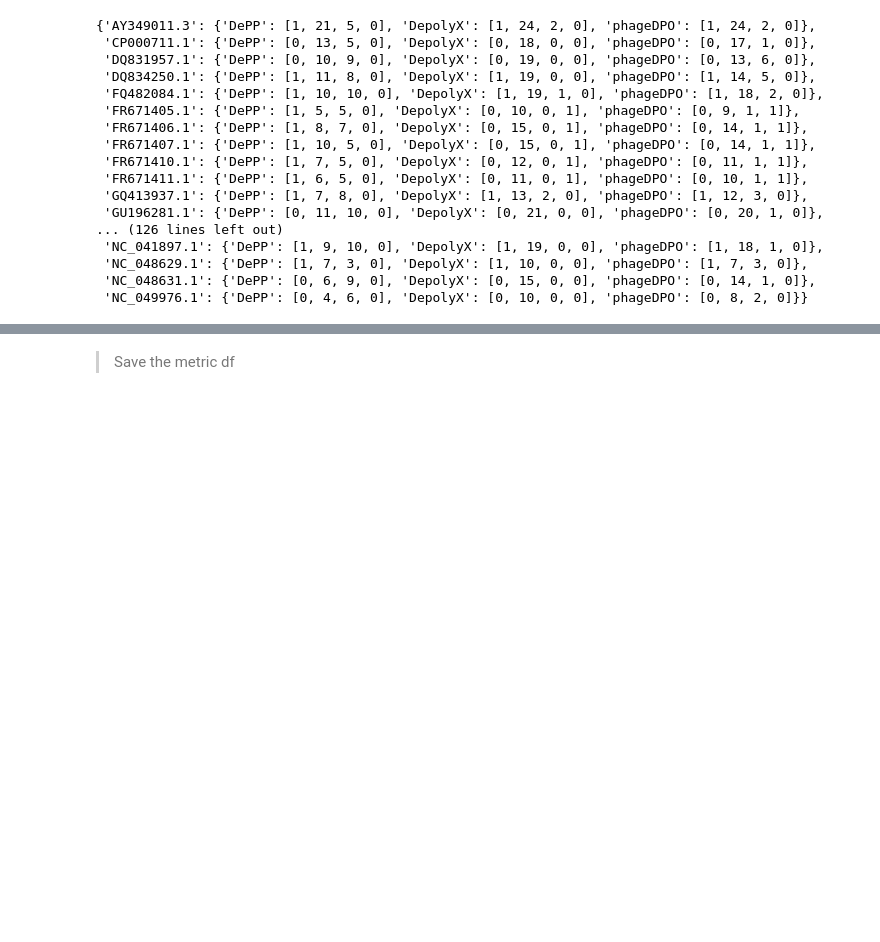
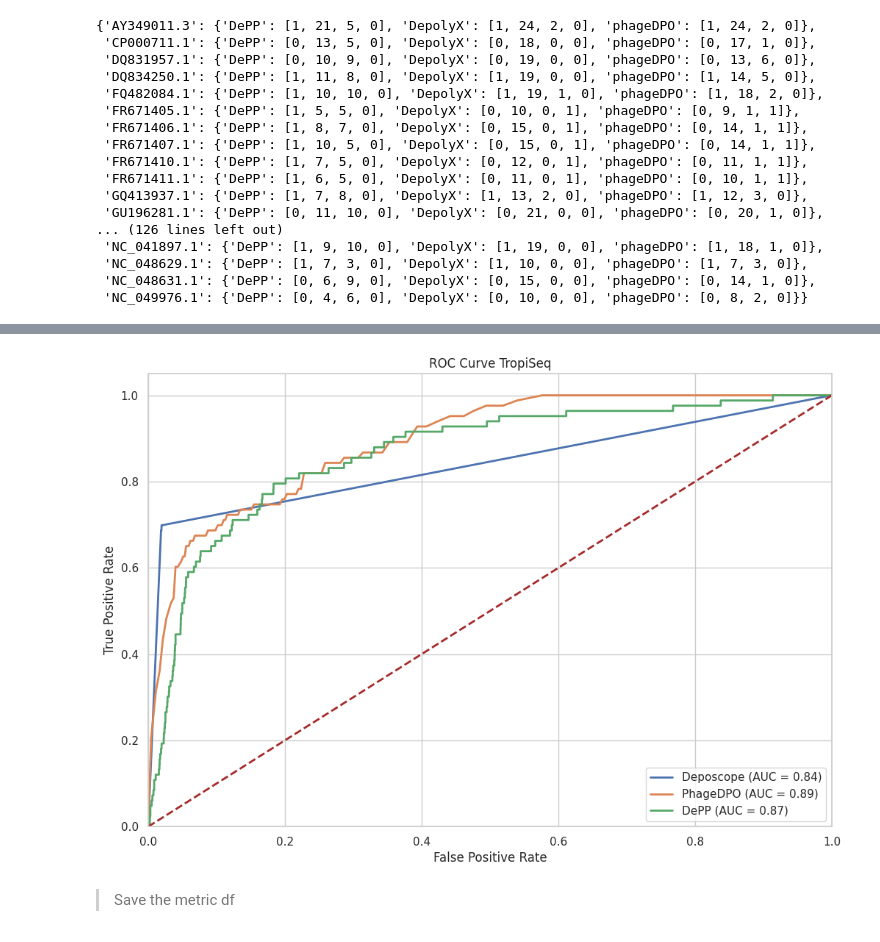
Before and after one commit to dimiboeckaerts/DepoScope, a Jupyter notebook: Training/VIII.PT5_Benchmarking.ipynb, the cells around one changed output, grey strips where cells are left out. Saved outputs shown, nothing was run; the diff lists cells and outputs as text; code cells hidden in the pictures; blank space fills up the shorter version.

```diff
--- a/Training/VIII.PT5_Benchmarking.ipynb
+++ b/Training/VIII.PT5_Benchmarking.ipynb
@@ -295,3 +358,31 @@ pp.pprint(metrics)
+# %%
+import matplotlib.pyplot as plt
+import seaborn as sns
+from sklearn.metrics import roc_curve, auc
+
+def plot_multiple_roc_curves(data_dict):
+    plt.figure(figsize=(12, 8))
+    lw = 2
+    sns.set(style="whitegrid")
+    for key, value in data_dict.items():
+        if key != "Label" :
+            fpr, tpr, _ = roc_curve(data_dict["Label"], value)
+            roc_auc = auc(fpr, tpr)
+            plt.plot(fpr, tpr, lw=lw, label=f'{key} (AUC = {roc_auc:.2f})')
+
+    plt.plot([0, 1], [0, 1], color='brown', lw=lw, linestyle='--')
+    plt.xlim([0.0, 1.0])
+    plt.ylim([0.0, 1.05])
+    plt.xlabel('False Positive Rate')
+    plt.ylabel('True Positive Rate')
+    plt.title('ROC Curve TropiSeq')
+    plt.legend(loc="lower right")
+    plt.savefig('/media/concha-eloko/Linux/papers/Deposcope/ROC_methods.1303.svg', dpi=500)
+    plt.show()
+
+plot_multiple_roc_curves(data_dict)
+# %% [output]
+[figure, added]
 # %% [markdown]
 > Save the metric df
 # %%
```
Also changed, not shown: parts of 6 cells of this notebook, 1 other file.
